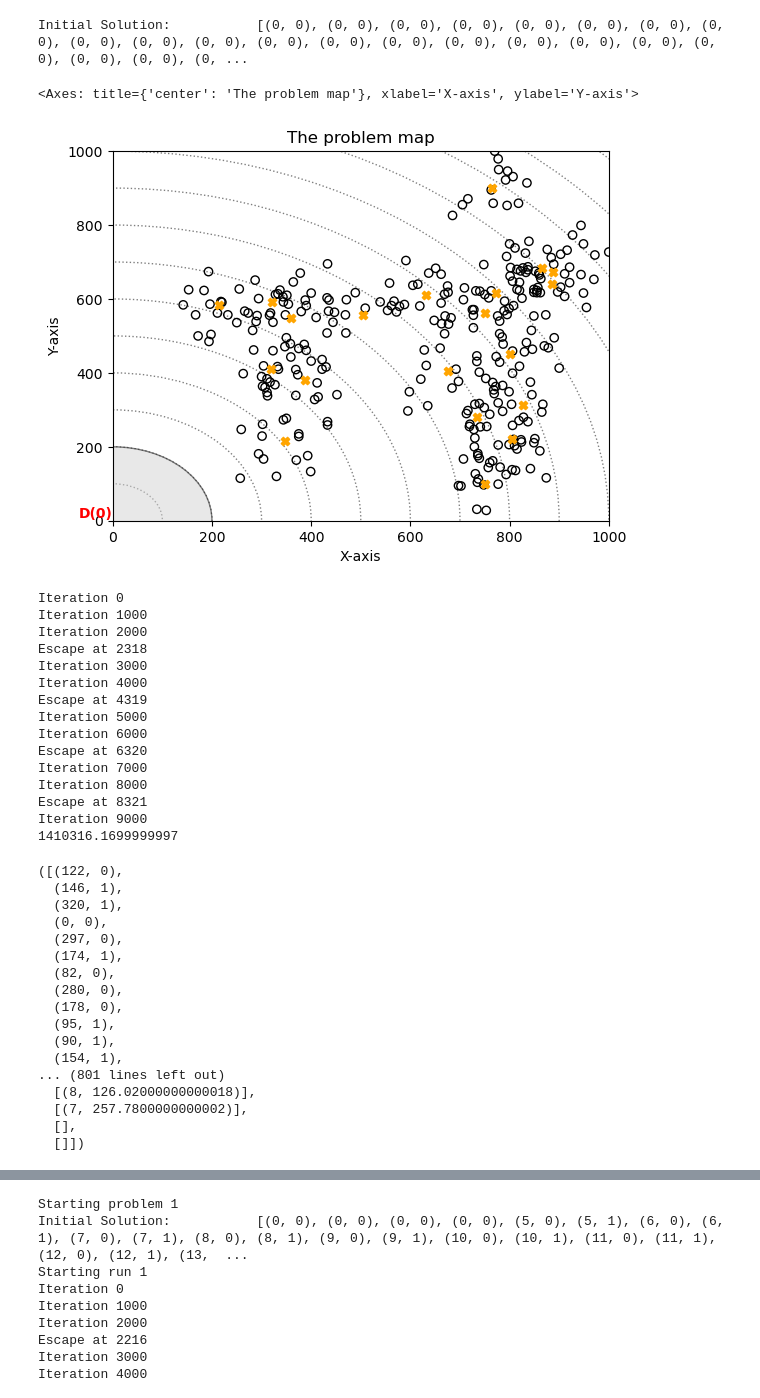
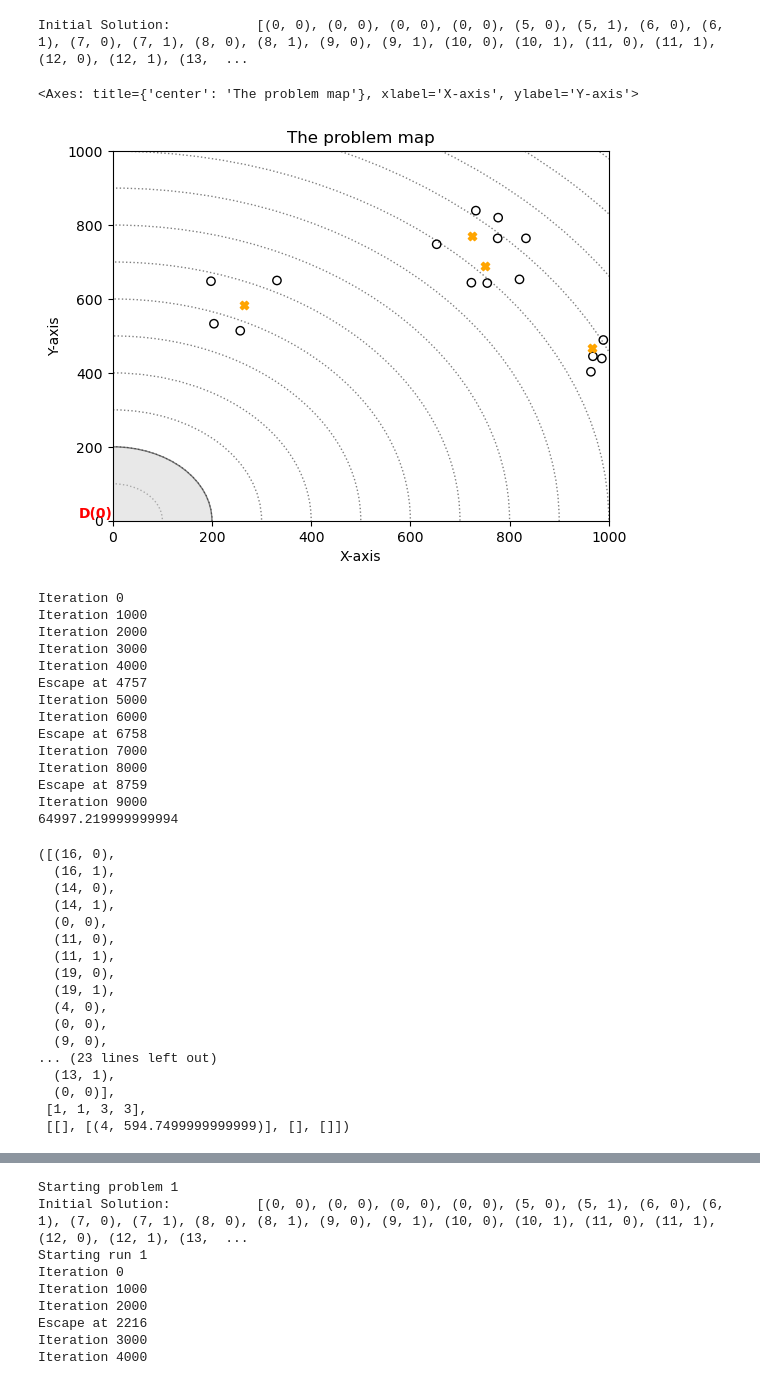
Before and after one commit to simonhusebo/MASTERS, a Jupyter notebook: Experiments.ipynb, the cells around one changed output, grey strips where cells are left out. Drawn from its saved outputs; the diff is of its cells as text; code cells hidden in the pictures.

```diff
--- a/Experiments.ipynb
+++ b/Experiments.ipynb
@@ -9,17 +9,17 @@ import time
 # %%
 problems = load_problems("/Users/simonhusebo/Dokumenter/MASTERS CODE/data")
 # %%
-problem = problems[5]
+problem = problems[0]
 n_trips = problem['N_trips']
 initial = initial_solution(problem,n_trips)
-operators = [random_remove_greedy_insert,largest_trip_remove_greedy_insert,similarity_removal_greedy_insert,random_remove_kregret_insert,largest_trip_remove_kregret_insert,similarity_removal_kregret_insert,clustering_removal_kncs_greedy_insert,clustering_removal_krd_greedy_insert,clustering_removal_kncs_kregret_insert,clustering_removal_krd_kregret_insert]
+operators = [random_remove_greedy_insert,largest_trip_remove_greedy_insert,similarity_removal_greedy_insert,worst_removal_greedy_insert,smallest_trip_removal_greedy_insert,random_remove_kregret_insert,largest_trip_remove_kregret_insert,similarity_removal_kregret_insert,worst_removal_kregret_insert,smallest_trip_removal_kregret_insert,clustering_removal_kncs_greedy_insert,clustering_removal_krd_greedy_insert,clustering_removal_kncs_kregret_insert,clustering_removal_krd_kregret_insert]
 
 weights = [1/4,1/4,1/4,1/16,1/16]
 show_the_map(problem)
 # %% [output]
-Initial Solution:           [(0, 0), (0, 0), (0, 0), (0, 0), (0, 0), (0, 0), (0, 0), (0, 0), (0, 0), (0, 0), (0, 0), (0, 0), (0, 0), (0, 0), (0, 0), (0, 0), (0, 0), (0, 0), (0, 0), (0, 0), (0, 0), (0, ...
+Initial Solution:           [(0, 0), (0, 0), (0, 0), (0, 0), (5, 0), (5, 1), (6, 0), (6, 1), (7, 0), (7, 1), (8, 0), (8, 1), (9, 0), (9, 1), (10, 0), (10, 1), (11, 0), (11, 1), (12, 0), (12, 1), (13,  ...
 <Axes: title={'center': 'The problem map'}, xlabel='X-axis', ylabel='Y-axis'>
-[figure, old version]
+[figure, new version]
 # %%
 #sol,cost,n_feasible,cost_movement = simple_sim_annealing(inital,problem,operators,probabilities)
 # %%
@@ -29,38 +29,37 @@ print(best_cost)
 Iteration 0
 Iteration 1000
 Iteration 2000
-Escape at 2318
 Iteration 3000
 Iteration 4000
-Escape at 4319
+Escape at 4757
 Iteration 5000
 Iteration 6000
-Escape at 6320
+Escape at 6758
 Iteration 7000
 Iteration 8000
-Escape at 8321
+Escape at 8759
 Iteration 9000
-1410316.1699999997
+64997.219999999994
 # %%
 processed_best
 # %% [output]
-([(122, 0),
-  (146, 1),
-  (320, 1),
+([(16, 0),
+  (16, 1),
+  (14, 0),
+  (14, 1),
   (0, 0),
-  (297, 0),
-  (174, 1),
-  (82, 0),
-  (280, 0),
-  (178, 0),
-  (95, 1),
-  (90, 1),
-  (154, 1),
-... (801 lines left out)
-  [(8, 126.02000000000018)],
-  [(7, 257.7800000000002)],
-  [],
-  []])
+  (11, 0),
+  (11, 1),
+  (19, 0),
+  (19, 1),
+  (4, 0),
+  (0, 0),
+  (9, 0),
+... (23 lines left out)
+  (13, 1),
+  (0, 0)],
+ [1, 1, 3, 3],
+ [[], [(4, 594.7499999999999)], [], []])
 # %%
 feasible_trips(processed_best,problem)
 # %% [output]
```
Also changed, not shown: parts of 15 cells of this notebook, 3 other files.
